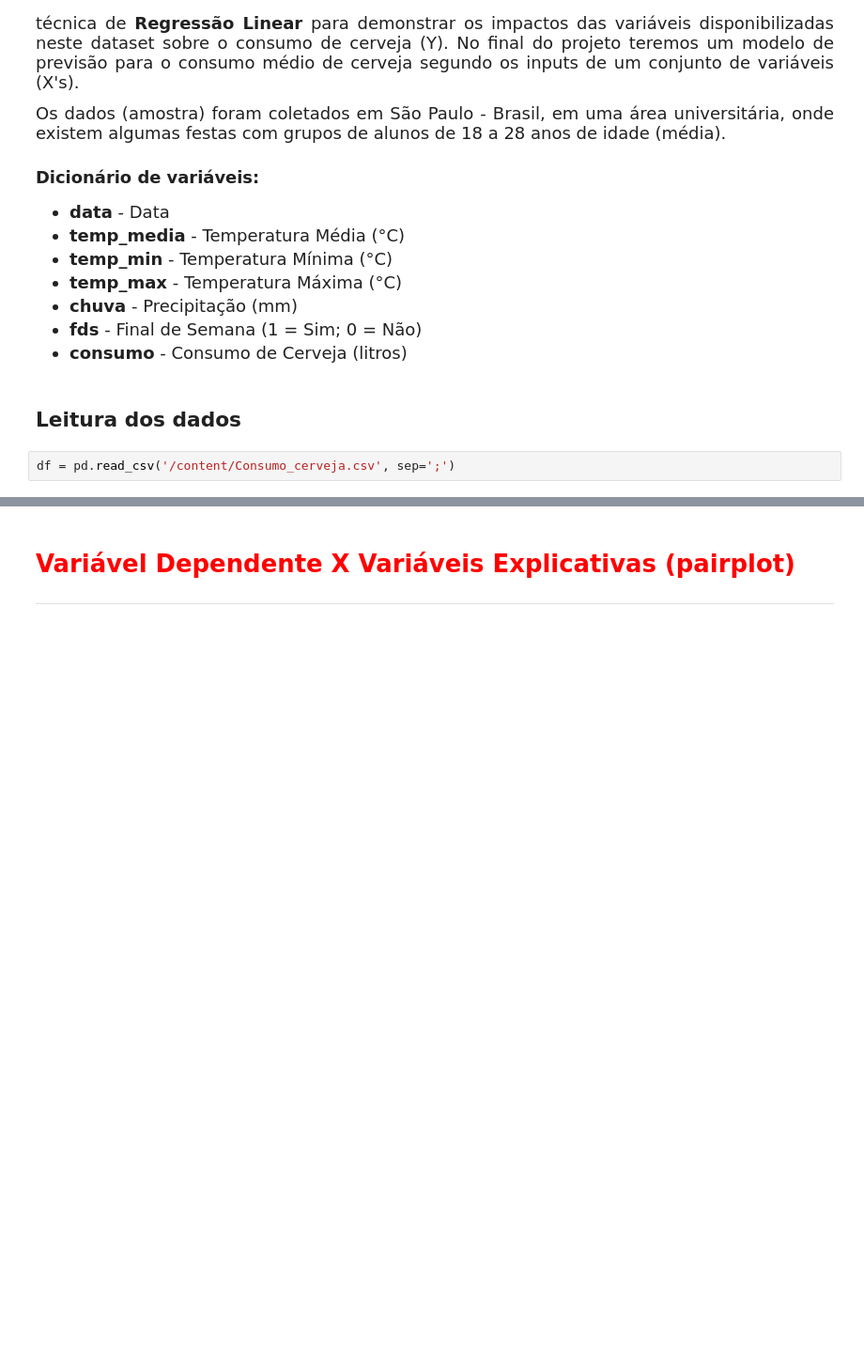
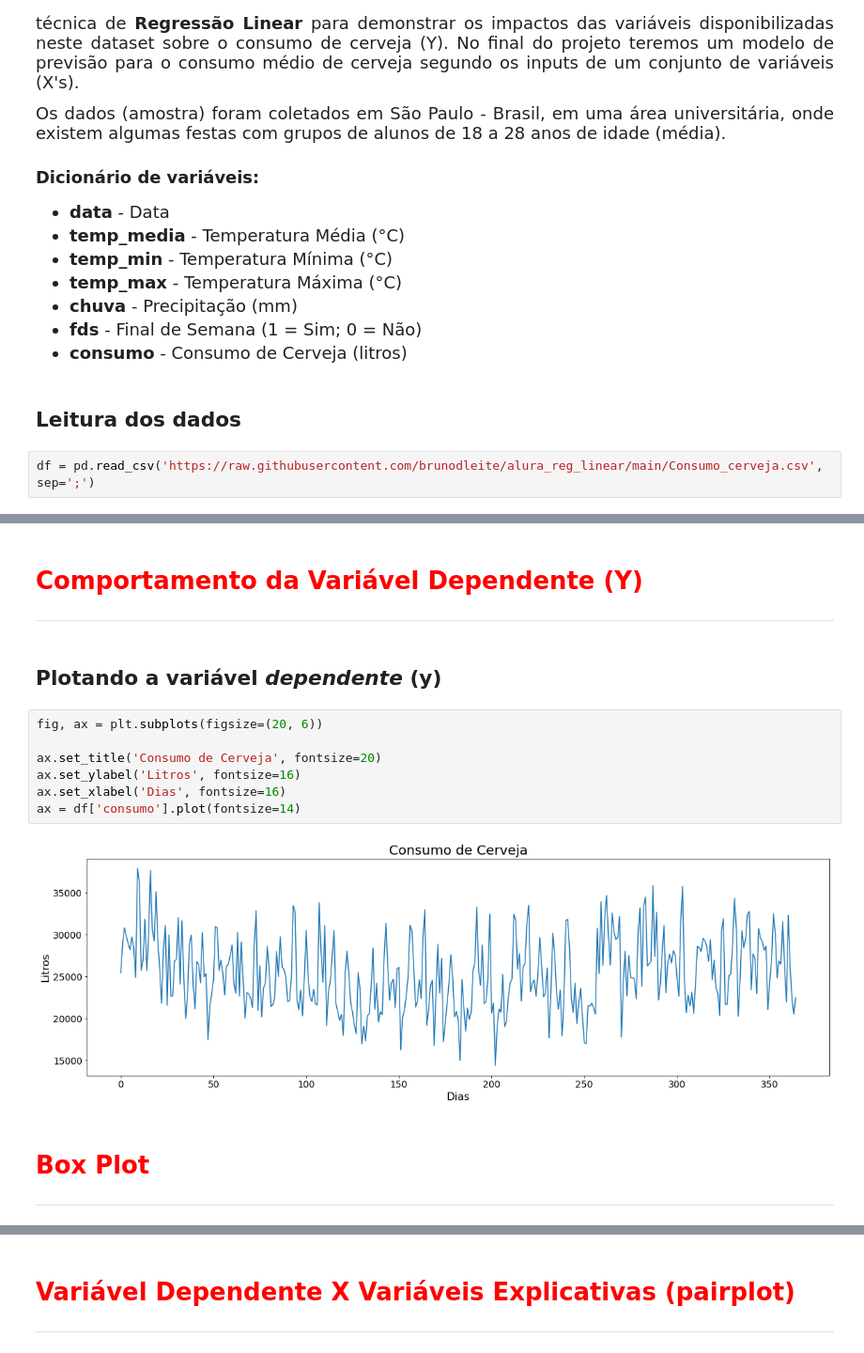
Before and after one commit to brunodleite/alura_reg_linear_I, a Jupyter notebook: dependente_explicativa.ipynb, the cells around one changed output, grey strips where cells are left out. Shown at 94% size. Drawn from its saved outputs; the diff is of its cells as text; blank space fills up the shorter version.

```diff
--- a/dependente_explicativa.ipynb
+++ b/dependente_explicativa.ipynb
@@ -45,4 +45,4 @@ warnings.filterwarnings('ignore') # ou warnings.filterwarnings(action='once')
 # %% [markdown]
 ## Leitura dos dados
 # %%
-df = pd.read_csv('/content/Consumo_cerveja.csv', sep=';')
+df = pd.read_csv('https://raw.githubusercontent.com/brunodleite/alura_reg_linear/main/Consumo_cerveja.csv', sep=';')
@@ -48,0 +102,17 @@ df = pd.read_csv('/content/Consumo_cerveja.csv', sep=';')
+# %% [markdown]
+# <font color='red' style='font-size: 30px;'>Comportamento da Variável Dependente (Y)</font>
+<hr style='border: 2px solid red;'>
+# %% [markdown]
+## Plotando a variável *dependente* (y)
+# %%
+fig, ax = plt.subplots(figsize=(20, 6))
+
+ax.set_title('Consumo de Cerveja', fontsize=20)
+ax.set_ylabel('Litros', fontsize=16)
+ax.set_xlabel('Dias', fontsize=16)
+ax = df['consumo'].plot(fontsize=14)
+# %% [output]
+[figure, added]
+# %% [markdown]
+# <font color='red' style='font-size: 30px;'>Box Plot</font>
+<hr style='border: 2px solid red;'>
```
Also changed, not shown: parts of 23 cells of this notebook.
